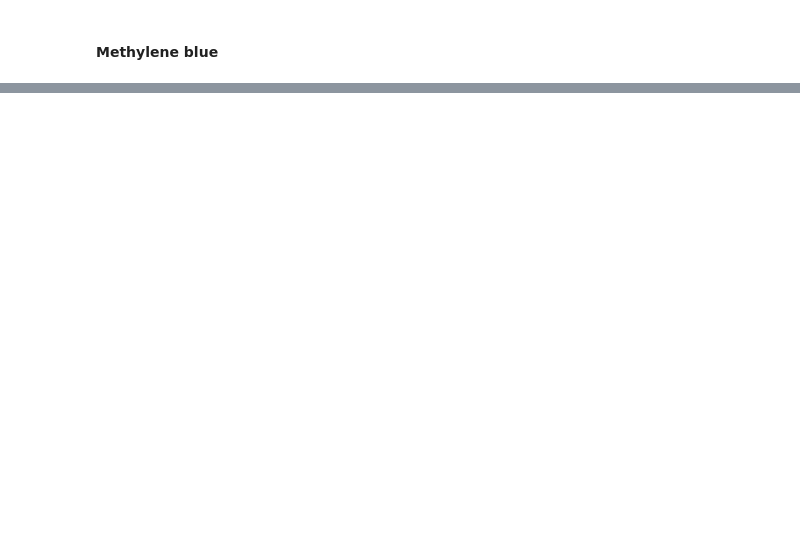
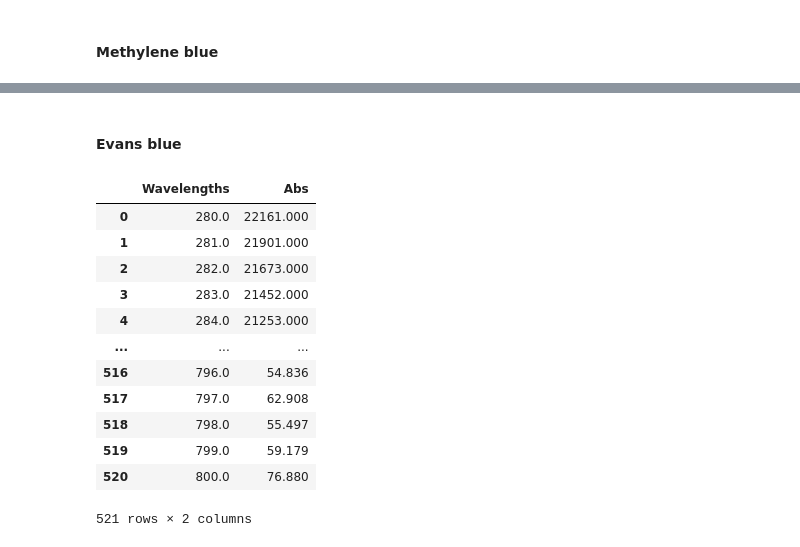
Before and after one commit to qanhng/Refractive-Index-Prediction-Model, a Jupyter notebook: kramers_kronig.ipynb, the cells around one changed output, grey strips where cells are left out. Cells and saved outputs as stored; diff of their text form; code cells hidden in the pictures; blank space fills up the shorter version.

```diff
--- a/kramers_kronig.ipynb
+++ b/kramers_kronig.ipynb
@@ -160,0 +209,20 @@ plot_spectrum("Tartrazine",
+# %% [markdown]
+#### Evans blue
+# %%
+eb_abs = pd.read_csv("data/EB abs.txt", sep="\t")
+eb_abs.columns = ["Wavelengths", "Abs"]
+eb_abs
+# %% [output]
+|  | Wavelengths | Abs |
+| 0 | 280.0 | 22161.000 |
+| 1 | 281.0 | 21901.000 |
+| 2 | 282.0 | 21673.000 |
+| 3 | 283.0 | 21452.000 |
+| 4 | 284.0 | 21253.000 |
+| ... | ... | ... |
+| 516 | 796.0 | 54.836 |
+| 517 | 797.0 | 62.908 |
+| 518 | 798.0 | 55.497 |
+| 519 | 799.0 | 59.179 |
+| 520 | 800.0 | 76.880 |
+521 rows × 2 columns
```
Also changed, not shown: parts of 7 cells of this notebook, 5 other files.
